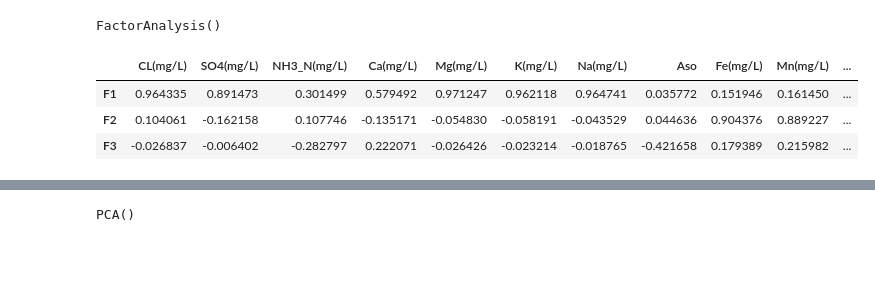
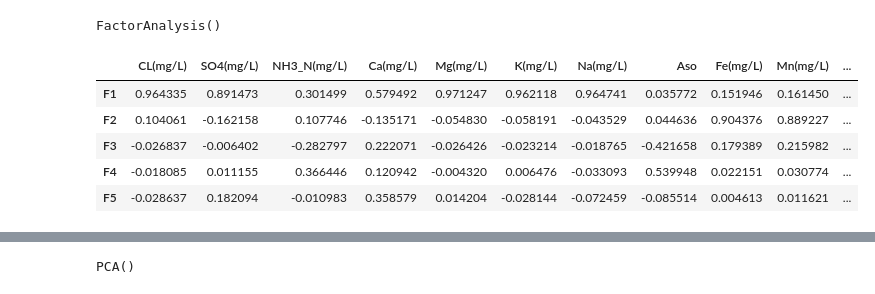
Before and after one commit to dispink/SI_TW, a Jupyter notebook: 2015-2019_analysis.ipynb, the cells around one changed output, grey strips where cells are left out. Drawn from its saved outputs; the diff is of its cells as text; code cells hidden in the pictures; blank space fills up the shorter version.

```diff
--- a/2015-2019_analysis.ipynb
+++ b/2015-2019_analysis.ipynb
@@ -72,13 +72,15 @@ fa.fit(X_std)
 # %% [output]
 FactorAnalysis()
 # %%
-fa_df = pd.DataFrame(fa.components_[:3], index=['F1', 'F2', 'F3'], columns=data_df.columns[5:])
+fa_df = pd.DataFrame(fa.components_[:5], index=['F{}'.format(_) for _ in range(1, 6)], columns=data_df.columns[5:])
 fa_df
 # %% [output]
 |  | CL(mg/L) | SO4(mg/L) | NH3_N(mg/L) | Ca(mg/L) | Mg(mg/L) | K(mg/L) | Na(mg/L) | Aso | Fe(mg/L) | Mn(mg/L) | ... |
 | F1 | 0.964335 | 0.891473 | 0.301499 | 0.579492 | 0.971247 | 0.962118 | 0.964741 | 0.035772 | 0.151946 | 0.161450 | ... |
 | F2 | 0.104061 | -0.162158 | 0.107746 | -0.135171 | -0.054830 | -0.058191 | -0.043529 | 0.044636 | 0.904376 | 0.889227 | ... |
 | F3 | -0.026837 | -0.006402 | -0.282797 | 0.222071 | -0.026426 | -0.023214 | -0.018765 | -0.421658 | 0.179389 | 0.215982 | ... |
+| F4 | -0.018085 | 0.011155 | 0.366446 | 0.120942 | -0.004320 | 0.006476 | -0.033093 | 0.539948 | 0.022151 | 0.030774 | ... |
+| F5 | -0.028637 | 0.182094 | -0.010983 | 0.358579 | 0.014204 | -0.028144 | -0.072459 | -0.085514 | 0.004613 | 0.011621 | ... |
 # %%
 plt.figure(figsize=(7, 5))
 sns.heatmap(fa_df, cmap='coolwarm_r')
```
Also changed, not shown: parts of 3 cells of this notebook.
